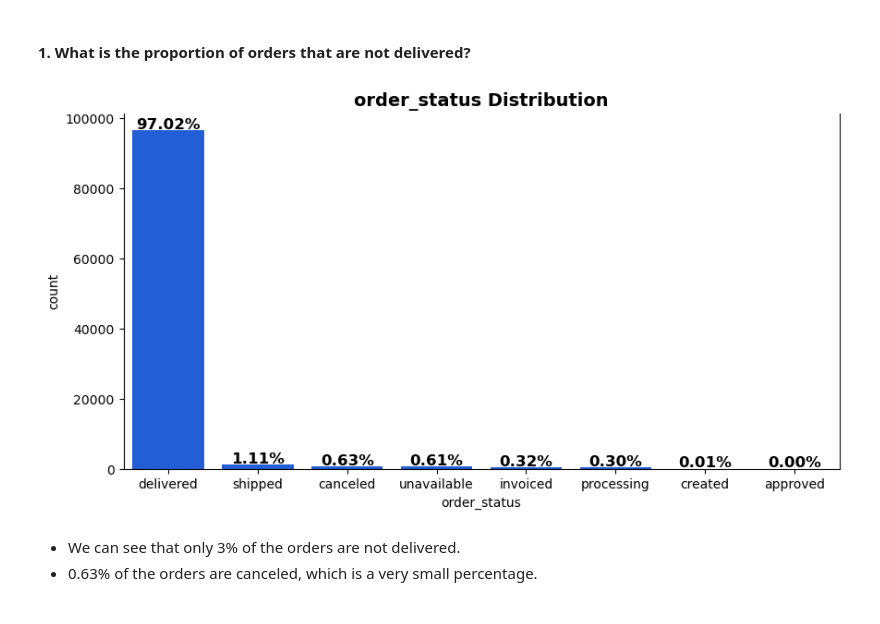
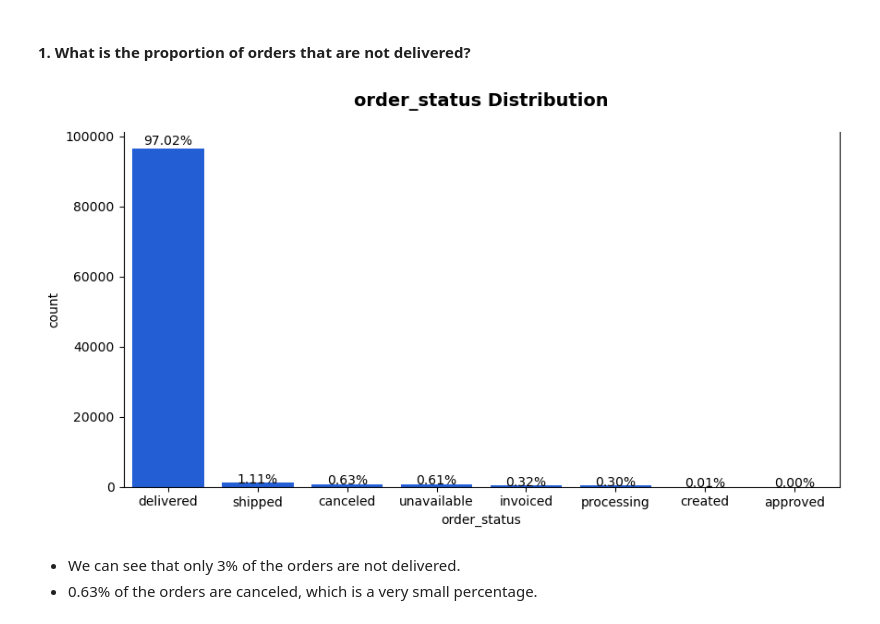
Before and after one commit to MohammadGhanaym/Data-Analysis-Projects, a Jupyter notebook: Analyze E-commerce dataset by Olist/Analysis.ipynb, the cells around one changed output. Drawn from its saved outputs; the diff is of its cells as text; code cells hidden in the pictures.

Commit message:
Explored up to # orders by product category

```diff
--- a/Analyze E-commerce dataset by Olist/Analysis.ipynb
+++ b/Analyze E-commerce dataset by Olist/Analysis.ipynb
@@ -407,29 +414,31 @@ label_fontdict = {
     'fontfamily': 'sans-serif',  # Font family (e.g., 'serif', 'sans-serif', 'monospace')
 }
 # %%
-def countplot_customized(x=None, data=None, hue=None, ax=None, order=None, autopct=None, color=None):
+def countplot_customized(x=None, data=None, hue=None, ax=None, order=None, autopct=None, color=None, figsize=None):
+    if figsize:
+        plt.figure(figsize=figsize)
     ax = sns.countplot(x = x, data = data, hue = hue, ax = ax, color = color, order = order)
-    ax.set_title(x + " Distribution", fontdict=title_fontdict)
+    ax.set_title(x + " Distribution", fontdict=title_fontdict, pad=20)
     ax.spines['top'].set_visible(False)
     total = float(data.shape[0])
     if autopct:
         for patch in ax.patches:
             height = patch.get_height()
-            ax.text(patch.get_x() + patch.get_width()/2, height + 500,
-                   '{:.2f}%'.format((height/total) * 100), weight='bold', fontsize=12, ha='center')
+            ax.text(patch.get_x() + patch.get_width()/2, height + height * 0.01,
+                   '{:.2f}%'.format((height/total) * 100), weight='normal', fontsize=10, ha='center')
 # %% [markdown]
 #### 1. What is the proportion of orders that are not delivered?
 # %%
 order_status_counts = datasets['orders'].order_status.value_counts()
 
-plt.figure(figsize=(10, 5))
+
 countplot_customized(data=datasets['orders'], x='order_status', autopct=True,
-                     order=order_status_counts.index)
+                     order=order_status_counts.index, figsize=(10, 5))
 
 
 plt.show()
 # %% [output]
-[figure, old version]
+[figure, new version]
 # %% [markdown]
 - We can see that only 3% of the orders are not delivered.
 - 0.63% of the orders are canceled, which is a very small percentage.
```
Also changed, not shown: parts of 22 cells of this notebook, 1 other file.
